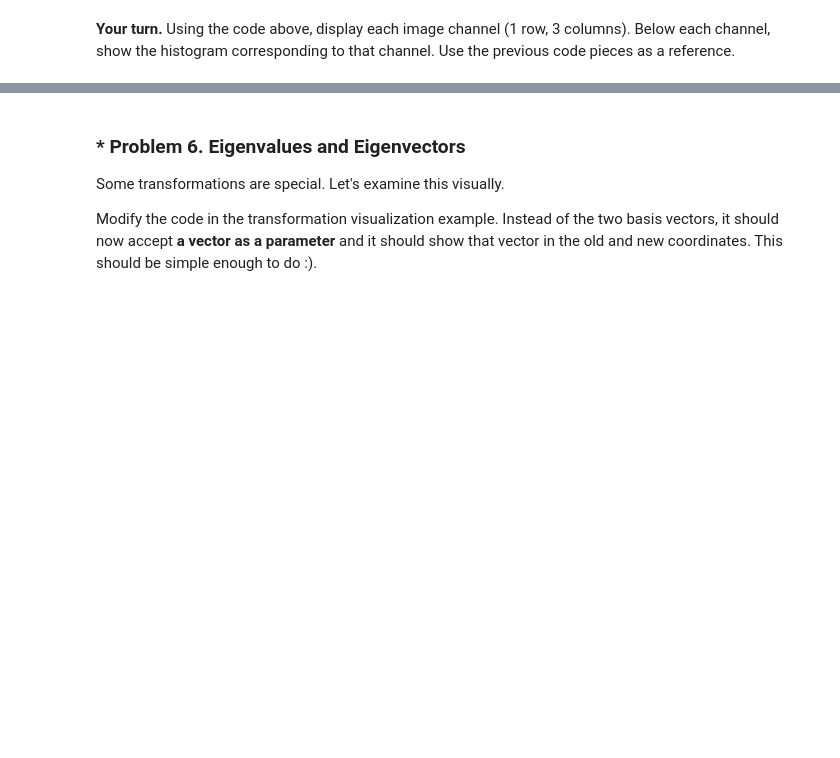
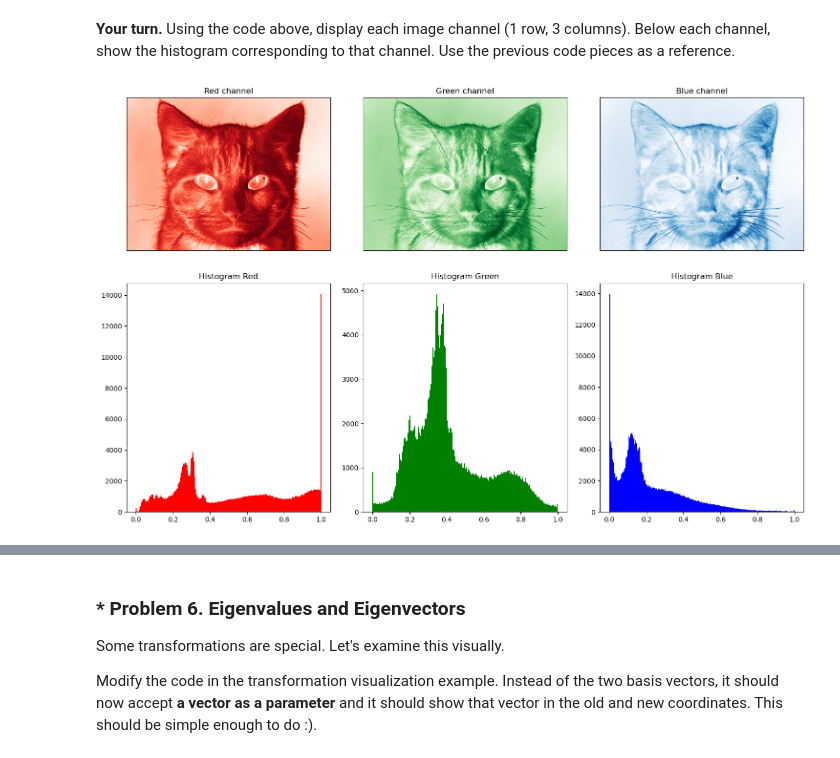
Before and after one commit to cerealBoxx/softuni-math-concepts-for-developers, a Jupyter notebook: 06.Linear-Algebra-Exercise/Linear Algebra Exercise.ipynb, the cells around one changed output, grey strips where cells are left out. Saved outputs shown, nothing was run; the diff lists cells and outputs as text; code cells hidden in the pictures; blank space fills up the shorter version.

```diff
--- a/06.Linear-Algebra-Exercise/Linear Algebra Exercise.ipynb
+++ b/06.Linear-Algebra-Exercise/Linear Algebra Exercise.ipynb
@@ -487,3 +531,35 @@ plt.show()
+# %%
+# Write your code here
+def displayHistogram(image, color):
+    plt.hist(image.ravel(), bins=256, color=color)
+    plt.title(f"Histogram {color}")
+    plt.show()
+
+f, ((ax_r, ax_g, ax_b), (ax_hr, ax_hg, ax_hb)) = plt.subplots(2, 3, figsize=(15, 10))
+ax_r.imshow(cat_image_r, cmap="Reds")
+ax_r.set_title("Red channel")
+
+ax_g.imshow(cat_image_g, cmap="Greens")
+ax_g.set_title("Green channel")
+
+ax_b.imshow(cat_image_b, cmap="Blues")
+ax_b.set_title("Blue channel")
+
+plt.setp([ax_r, ax_g, ax_b], xticks=[], yticks=[]) # Remove axis ticks
+
+ax_hr.hist(cat_image_r_normalized.ravel(), bins=256, color='red')
+ax_hr.set_title("Histogram Red")
+
+ax_hg.hist(cat_image_g_normalized.ravel(), bins=256, color='green')
+ax_hg.set_title("Histogram Green")
+
+ax_hb.hist(cat_image_b_normalized.ravel(), bins=256, color='blue')
+ax_hb.set_title("Histogram Blue")
+
+plt.tight_layout()
+plt.show()
+# %% [output]
+[figure, added]
 # %% [markdown]
 ### * Problem 5. Perspective Correction
 Let's now look at transformations. A **homography** is a function that maps a pixel from one image onto a pixel from another image.
```
Also changed, not shown: parts of 7 cells of this notebook.
